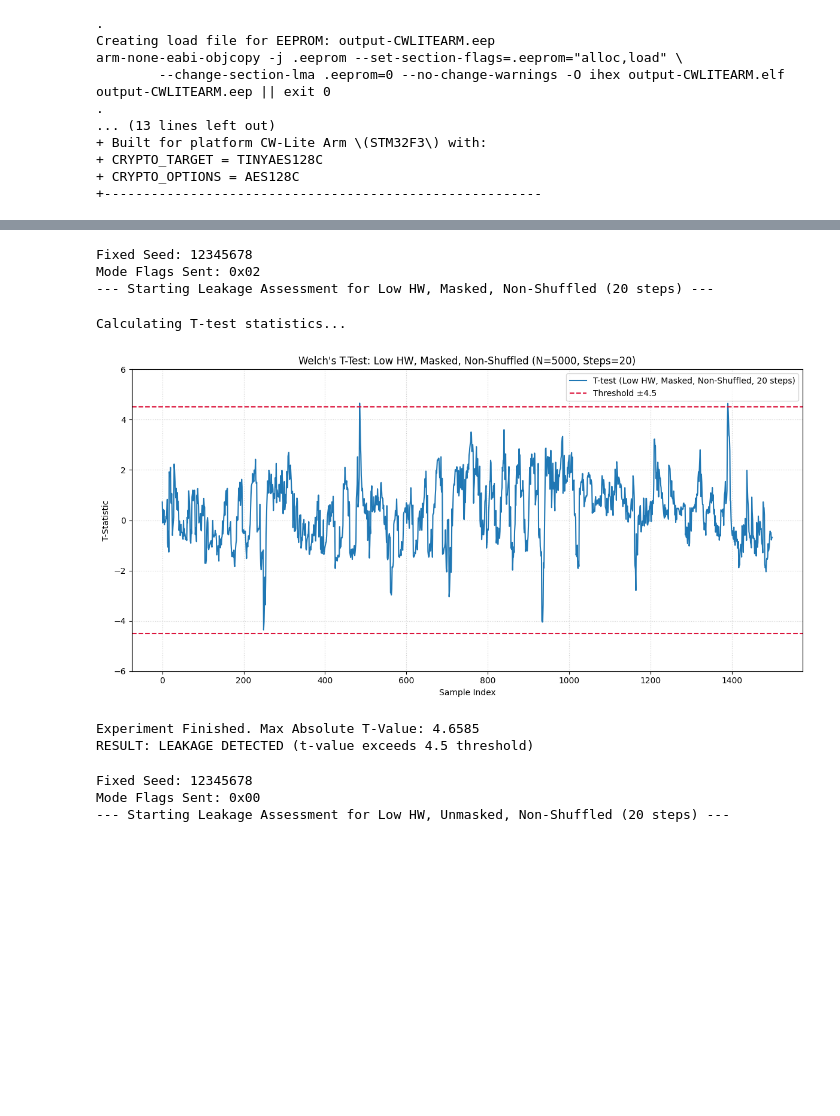
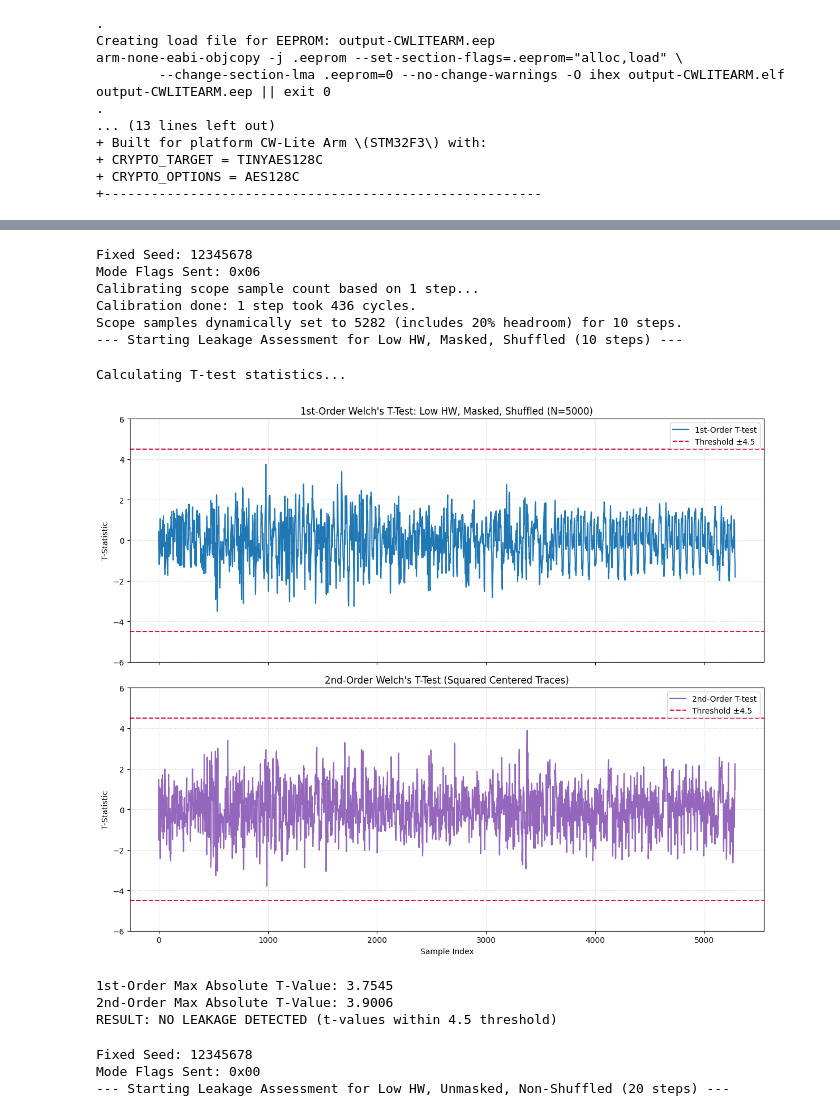
Before and after one commit to talor1321/secured_hardware_final_project, a Jupyter notebook: jupyter.ipynb, the cells around one changed output, grey strips where cells are left out. Saved outputs shown, nothing was run; the diff lists cells and outputs as text; code cells hidden in the pictures; blank space fills up the shorter version.

```diff
--- a/jupyter.ipynb
+++ b/jupyter.ipynb
@@ -33,5 +33,5 @@ target = cw.target(scope, cw.targets.SimpleSerial)
 scope.default_setup()
 
 # we got 724, so we set it to be a little higher than that(because it depends on the id)
-scope.adc.samples=1500
+scope.adc.samples=15000
 # %% [output]
@@ -321,15 +367,19 @@ def run_lfsr_ttest(is_high_hw=False, num_traces=5000, num_steps=1, is_masked=Fal
 # %%
-# Executing T-test for Low Hamming Weight LFSR (Polynomial HW=5)
+# Executing T-test for Low Hamming Weight LFSR
 # Parameters: is_high_hw=False, num_traces=5000
-run_lfsr_ttest(is_high_hw=False, num_traces=5000, num_steps=20, is_masked=True, is_shuffled=True)
+run_lfsr_ttest(is_high_hw=False, num_traces=5000, num_steps=10, is_masked=True, is_shuffled=True)
 # %% [output]
 Fixed Seed: 12345678
-Mode Flags Sent: 0x02
---- Starting Leakage Assessment for Low HW, Masked, Non-Shuffled (20 steps) ---
+Mode Flags Sent: 0x06
+Calibrating scope sample count based on 1 step...
+Calibration done: 1 step took 436 cycles.
+Scope samples dynamically set to 5282 (includes 20% headroom) for 10 steps.
+--- Starting Leakage Assessment for Low HW, Masked, Shuffled (10 steps) ---
 Calculating T-test statistics...
-[figure, old version]
+[figure, new version]
-Experiment Finished. Max Absolute T-Value: 4.6585
-RESULT: LEAKAGE DETECTED (t-value exceeds 4.5 threshold)
+1st-Order Max Absolute T-Value: 3.7545
+2nd-Order Max Absolute T-Value: 3.9006
+RESULT: NO LEAKAGE DETECTED (t-values within 4.5 threshold)
 # %%
 # Executing T-test for High Hamming Weight LFSR (Polynomial HW=15)
 # Parameters: is_high_hw=True, num_traces=5000
```
Also changed, not shown: parts of 5 cells of this notebook, 17 other files.
